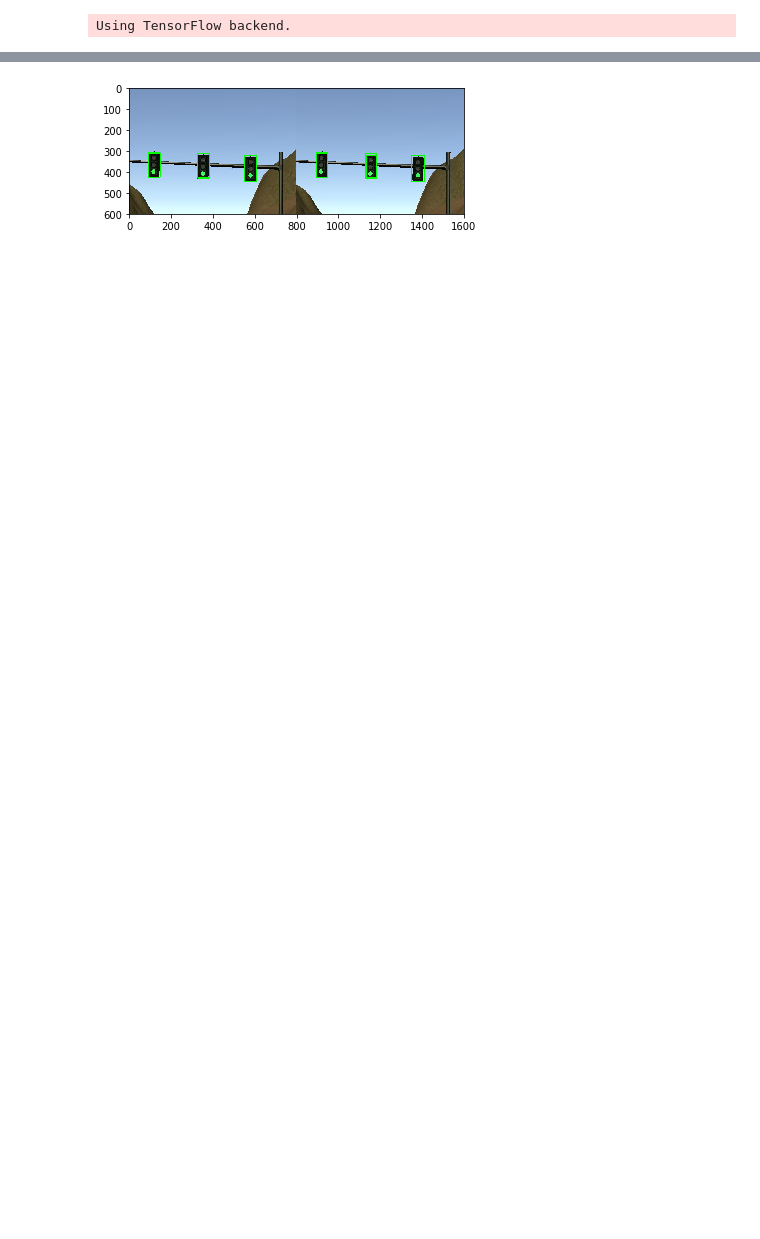
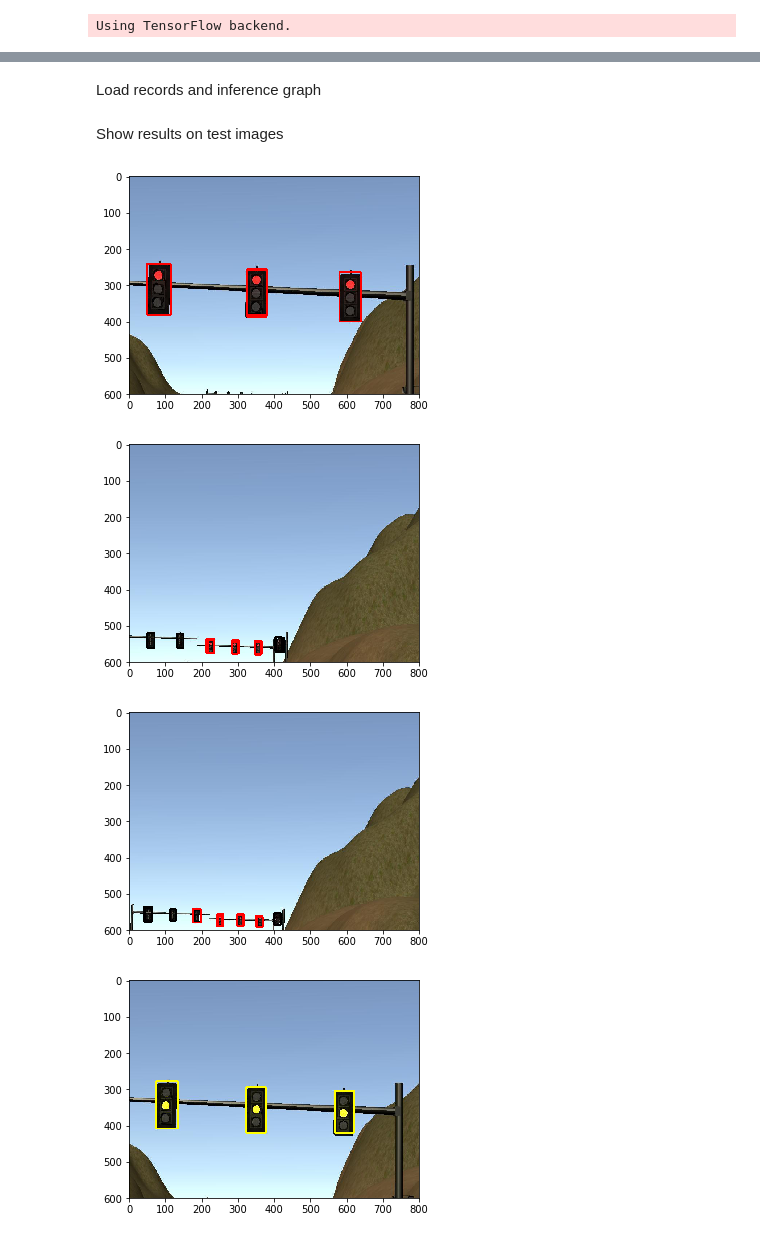
Before and after one commit to Heych88/CarND-Capstone, a Jupyter notebook: ros/src/tl_detector/training/TrafficLightPipeline.ipynb, the cells around one changed output, grey strips where cells are left out. Saved outputs shown, nothing was run; the diff lists cells and outputs as text; code cells hidden in the pictures; blank space fills up the shorter version.

Commit message:
show multiple images

```diff
--- a/ros/src/tl_detector/training/TrafficLightPipeline.ipynb
+++ b/ros/src/tl_detector/training/TrafficLightPipeline.ipynb
@@ -24,6 +26,11 @@ K.backend.set_session(tf.Session(config=tf_config))
 Using TensorFlow backend.
 # %%
 def read_record_file(filname : str):
+    '''
+    Convert record file to list of images with their bounding boxes
+    :param filname:
+    :return:
+    '''
 
     record_iterator = tf.python_io.tf_record_iterator(filname)
 
@@ -60,6 +67,16 @@ def read_record_file(filname : str):
     return records
 # %%
 def draw_rect(img, xmin, xmax, ymin , ymax, id):
+    '''
+    Helper function to draw a rectangle
+    :param img:
+    :param xmin:
+    :param xmax:
+    :param ymin:
+    :param ymax:
+    :param id:
+    :return:
+    '''
 
     color = (0, 0, 0)
     if id == 1:  # red
@@ -72,6 +89,13 @@ def draw_rect(img, xmin, xmax, ymin , ymax, id):
     cv2.rectangle(img, (int(xmin), int(ymin)), (int(xmax), int(ymax)), color, 3)
 # %%
 def perform_inference(detection_graph, example_records,score_threshold=0.5):
+    '''
+    for each record perform inference and draw results
+    :param detection_graph:
+    :param example_records:
+    :param score_threshold:
+    :return:
+    '''
 
     with detection_graph.as_default():
         with tf.Session(graph=detection_graph) as sess:
@@ -140,5 +167,5 @@ python /home/c.marzahl@de.eu.local/ProgProjekte/Demo/models/object_detection/exp
 # %%
-tfrecords_filename = "/data/Datasets/TrafficLightRecords/traffic-light-sim-train.record"
+tfrecords_filename = "/data/Datasets/TrafficLightRecords/traffic-light-sim-test.record"
 inference_path = "/home/c.marzahl@de.eu.local/SelfDrivingCar/CarND-Capstone/ros/src/tl_detector/training/model_sim/inference/frozen_inference_graph.pb"
 # %%
 ### Data exploration visualization code goes here.
@@ -146,6 +173,8 @@ inference_path = "/home/c.marzahl@de.eu.local/SelfDrivingCar/CarND-Capstone/ros/
 import matplotlib.pyplot as plt
 # Visualizations will be shown in the notebook.
 %matplotlib inline
+# %% [markdown]
+Load records and inference graph
 # %%
 records = read_record_file(tfrecords_filename)
 
@@ -172,11 +201,16 @@ with detection_graph.as_default():
         serialized_graph = fid.read()
         od_graph_def.ParseFromString(serialized_graph)
         tf.import_graph_def(od_graph_def, name='')
+# %% [markdown]
+Show results on test images
 # %%
-for img, image_with_prediction in perform_inference(detection_graph, example_records):
-    result = np.concatenate([img,image_with_prediction], axis=1)
+for img, image_with_prediction in perform_inference(detection_graph, example_records, 0.4):
 
-    result = cv2.cvtColor(result, cv2.COLOR_BGR2RGB)
+    result = cv2.cvtColor(image_with_prediction, cv2.COLOR_BGR2RGB)
+    plt.figure()
     plt.imshow(result)
 # %% [output]
-[figure, old version]
+[figure, new version]
+[figure, added]
+[figure, added]
+[figure, added]
```
Also changed, not shown: parts of 5 cells of this notebook.
